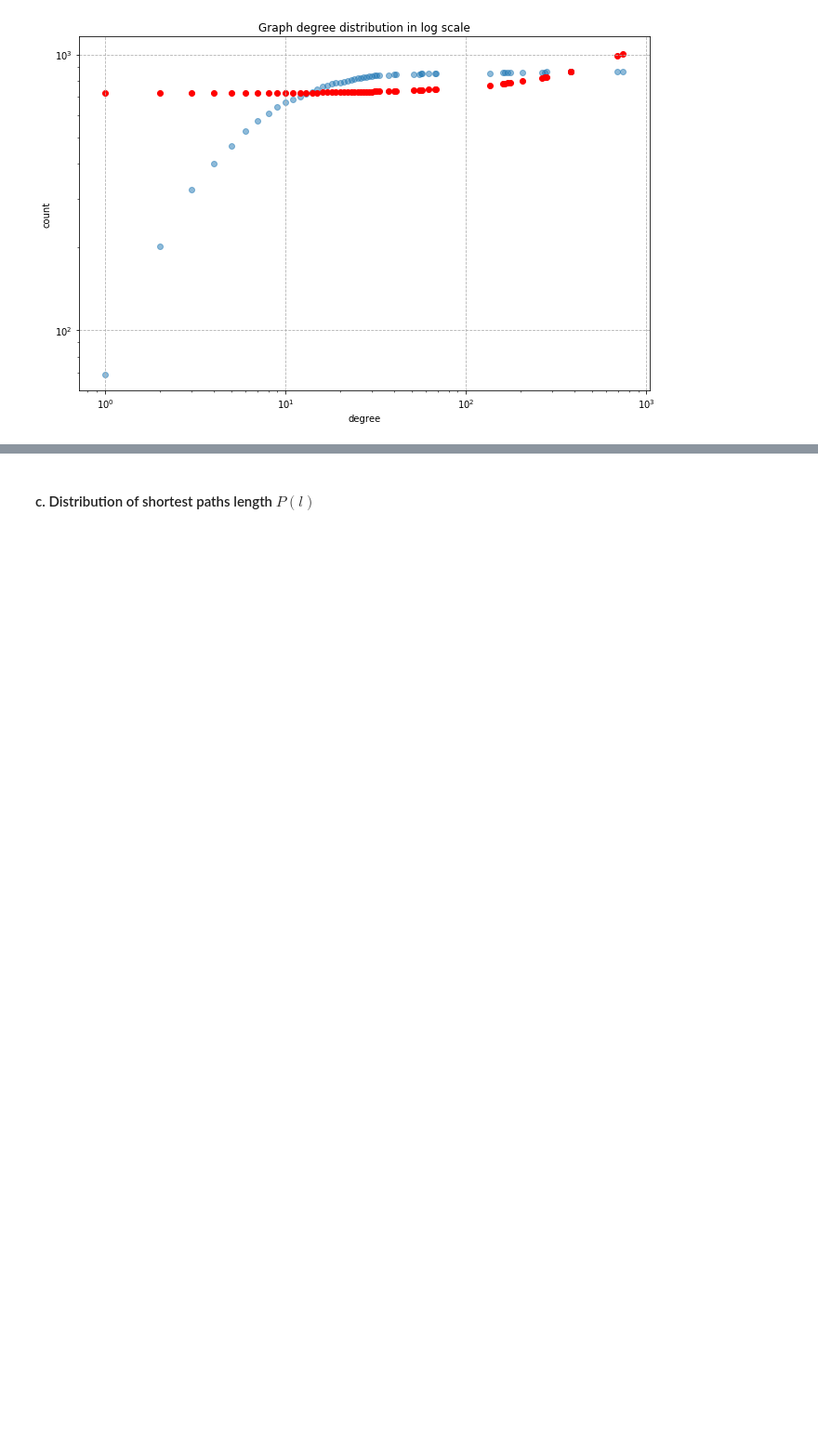
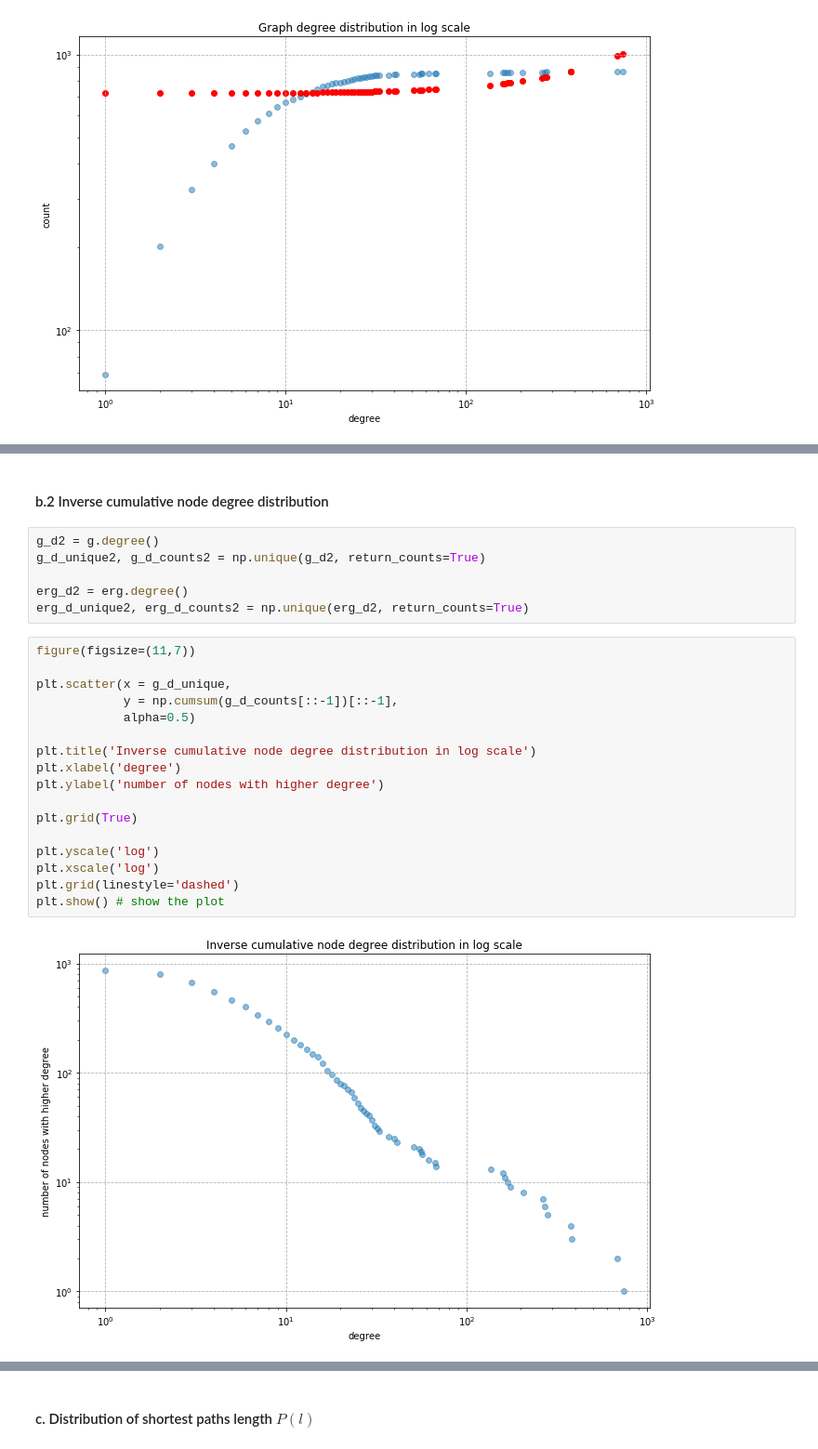
Before and after one commit to SanGreel/reddit-network-exploration, a Jupyter notebook: 3_advanced_network_analysis.ipynb, the cells around one changed output, grey strips where cells are left out. Shown at 93% size. Drawn from its saved outputs; the diff is of its cells as text; blank space fills up the shorter version.

```diff
--- a/3_advanced_network_analysis.ipynb
+++ b/3_advanced_network_analysis.ipynb
@@ -434,0 +465,27 @@ plt.show() # show the plot
+# %% [markdown]
+#### b.2 Inverse cumulative node degree distribution
+# %%
+g_d2 = g.degree()
+g_d_unique2, g_d_counts2 = np.unique(g_d2, return_counts=True)
+
+erg_d2 = erg.degree()
+erg_d_unique2, erg_d_counts2 = np.unique(erg_d2, return_counts=True)
+# %%
+figure(figsize=(11,7))
+
+plt.scatter(x = g_d_unique,
+            y = np.cumsum(g_d_counts[::-1])[::-1],
+            alpha=0.5)
+
+plt.title('Inverse cumulative node degree distribution in log scale')
+plt.xlabel('degree')
+plt.ylabel('number of nodes with higher degree')
+
+plt.grid(True)
+
+plt.yscale('log')
+plt.xscale('log')
+plt.grid(linestyle='dashed')
+plt.show() # show the plot
+# %% [output]
+[figure, added]
```
Also changed, not shown: parts of 32 cells of this notebook, 6 other files.
